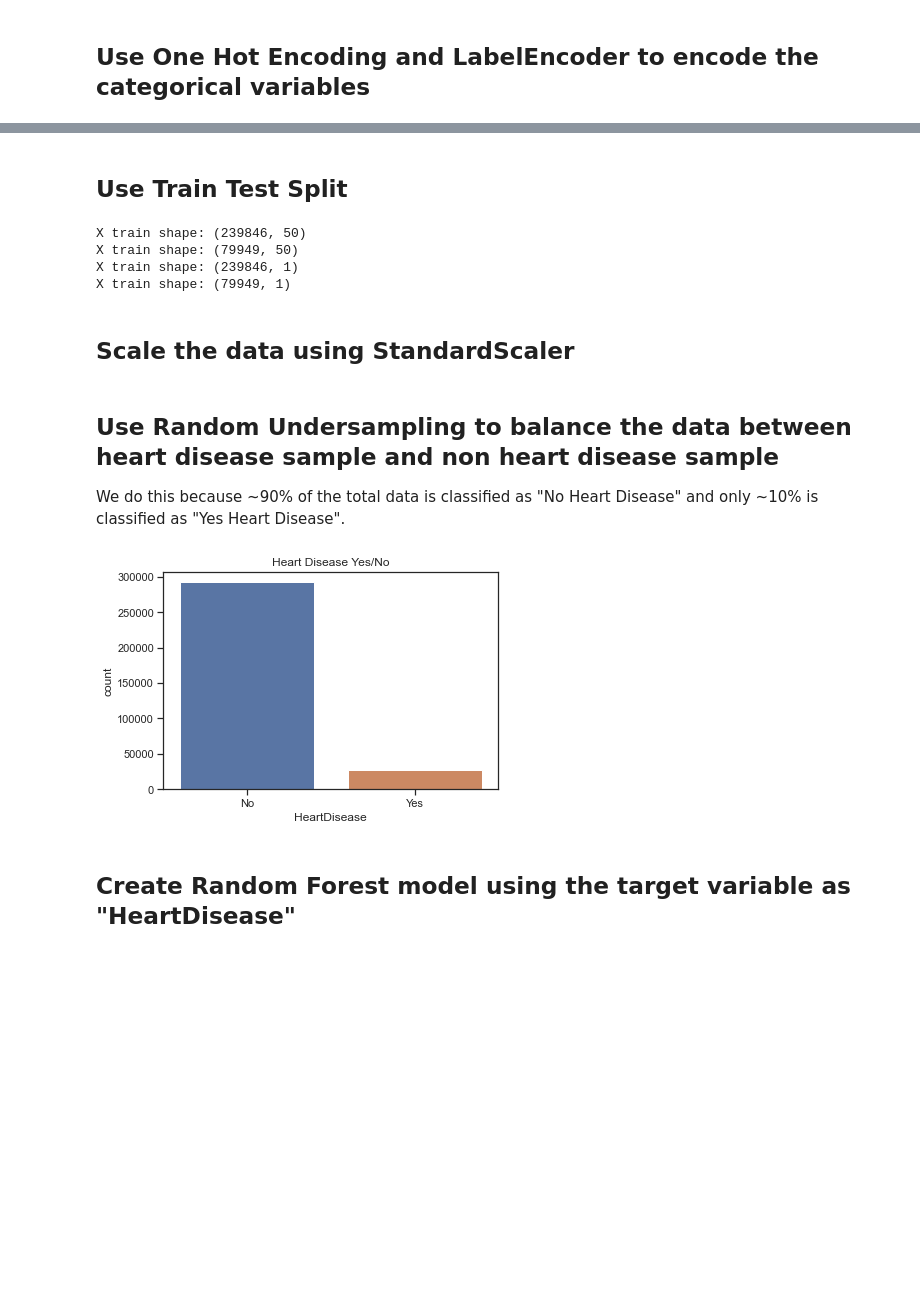
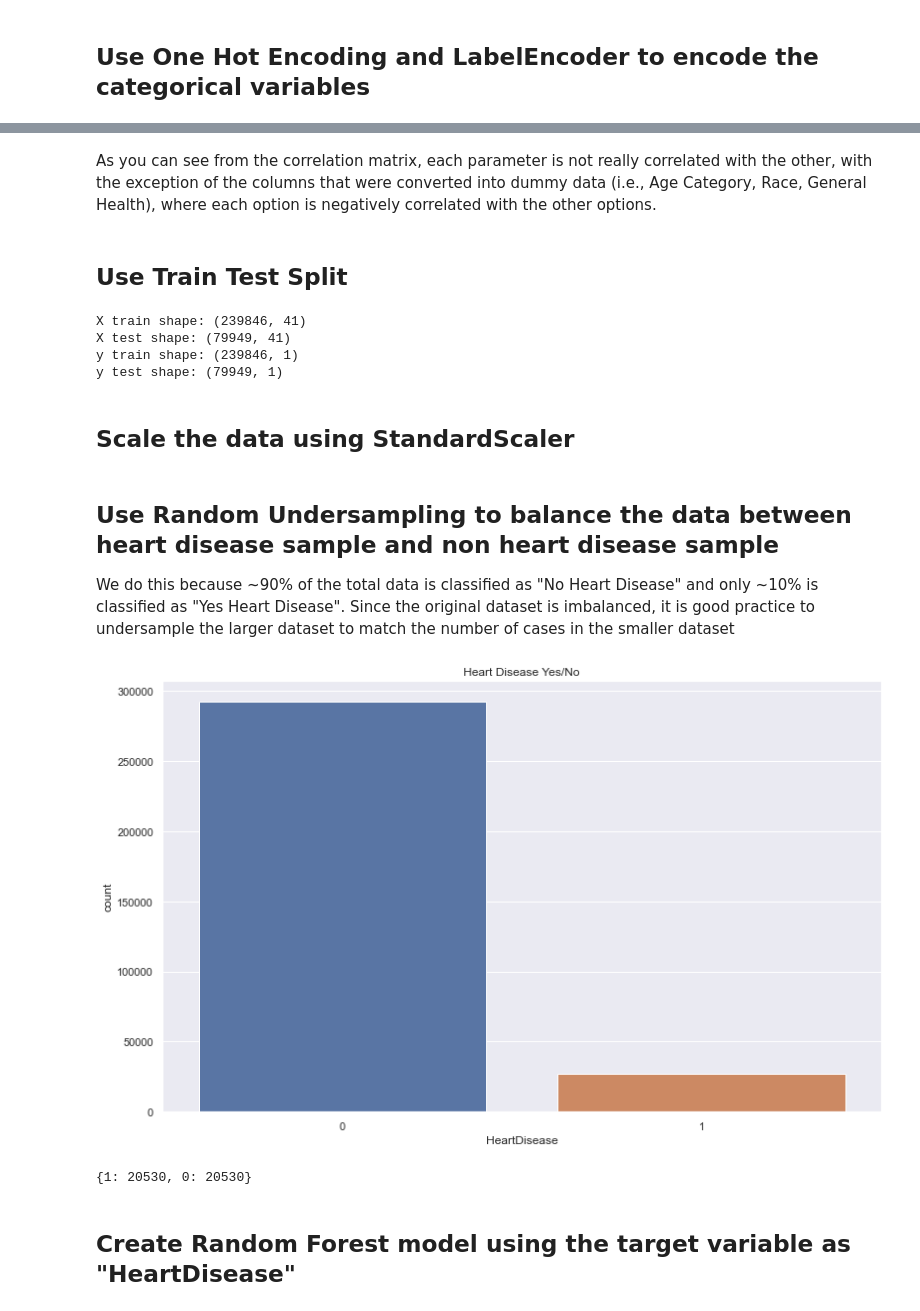
Before and after one commit to weiwen1998/project-4, a Jupyter notebook: machine_learning/heart_disease_predictor.ipynb, the cells around one changed output, grey strips where cells are left out. Cells and saved outputs as stored; diff of their text form; code cells hidden in the pictures; blank space fills up the shorter version.

```diff
--- a/machine_learning/heart_disease_predictor.ipynb
+++ b/machine_learning/heart_disease_predictor.ipynb
@@ -63,2 +81,13 @@ y = df.HeartDisease
 # %% [markdown]
 ## Use One Hot Encoding and LabelEncoder to encode the categorical variables
+# %%
+# Use LabelEncoder to encode the yes/no columns to 1/0
+yesno_columns = ["HeartDisease","Smoking", "AlcoholDrinking", "Stroke",
+               "DiffWalking", "PhysicalActivity", "Asthma",
+               "KidneyDisease","SkinCancer"]
+
+label_encoder=LabelEncoder()
+
+df[yesno_columns]=df[yesno_columns].apply(label_encoder.fit_transform)
+
+df.head()
@@ -92,0 +137,8 @@ array([0, 1])
+# %%
+# Create Correlation matrix
+corrMatrix = X.corr()
+
+# Visualise the correlation matrix
+sns.set(rc = {'figure.figsize':(20,20)})
+sns.heatmap(corrMatrix, annot=True)
+plt.show()
@@ -93,19 +147,21 @@ array([0, 1])
+# %% [markdown]
+As you can see from the correlation matrix, each parameter is not really correlated with the other, with the exception of the columns that were converted into dummy data (i.e., Age Category, Race, General Health), where each option is negatively correlated with the other options.
 # %% [markdown]
 ## Use Train Test Split
 # %%
-X = encoded_X
-y = encoded_y.reshape(-1,1)
+X_train, X_test, y_train, y_test = train_test_split(X, y, random_state=42, stratify = y)
+# stratify=y tells train_test_split to make sure that the training and test datasets
+# contain examples of each class in the same proportions as in the original dataset.
 
-X_train, X_test, y_train, y_test = train_test_split(X, y, random_state=42)
 print(f'X train shape: {X_train.shape}')
-print(f'X train shape: {X_test.shape}')
-print(f'X train shape: {y_train.shape}')
-print(f'X train shape: {y_test.shape}')
+print(f'X test shape: {X_test.shape}')
+print(f'y train shape: {y_train.shape}')
+print(f'y test shape: {y_test.shape}')
 # %% [output]
-X train shape: (239846, 50)
-X train shape: (79949, 50)
-X train shape: (239846, 1)
-X train shape: (79949, 1)
+X train shape: (239846, 41)
+X test shape: (79949, 41)
+y train shape: (239846, 1)
+y test shape: (79949, 1)
 # %% [markdown]
 ## Scale the data using StandardScaler
 # %%
@@ -121,18 +173,23 @@ y_test_scaled = y_scaler.transform(y_test)
 # %% [markdown]
 ## Use Random Undersampling to balance the data between heart disease sample and non heart disease sample
 
-We do this because ~90% of the total data is classified as "No Heart Disease" and only ~10% is classified as "Yes Heart Disease".
+We do this because ~90% of the total data is classified as "No Heart Disease" and only ~10% is classified as "Yes Heart Disease". Since the original dataset is imbalanced, it is good practice to undersample the larger dataset to match the number of cases in the smaller dataset
 # %%
 # Plot the distribution of heart disease using sns countplot
+sns.set(rc = {'figure.figsize':(13,8)})
 sns.countplot(x="HeartDisease", data = df).set(title="Heart Disease Yes/No")
 plt.show()
 # %% [output]
-[figure, old version]
+[figure, new version]
 # %%
 rus = RandomUnderSampler(random_state=42)
 X_train, y_train = rus.fit_resample(X_train, y_train)
 
-## TO ASK AKASH why don't we resample the testing data as well?
+print(dict(pd.Series(y_train).value_counts()))
+
+## We don't resample the testing data as this would be introducing bias
+# %% [output]
+{1: 20530, 0: 20530}
 # %% [markdown]
 ## Create Random Forest model using the target variable as "HeartDisease"
 # %%
```
Also changed, not shown: parts of 32 cells of this notebook.
